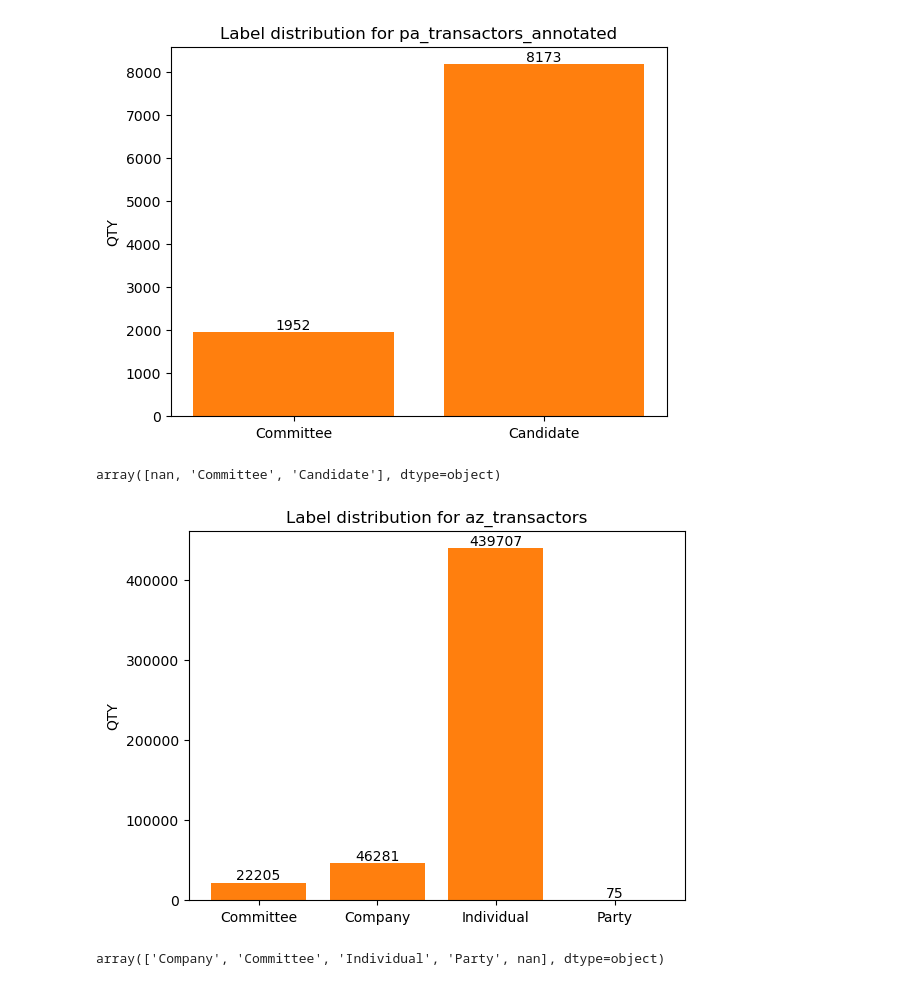
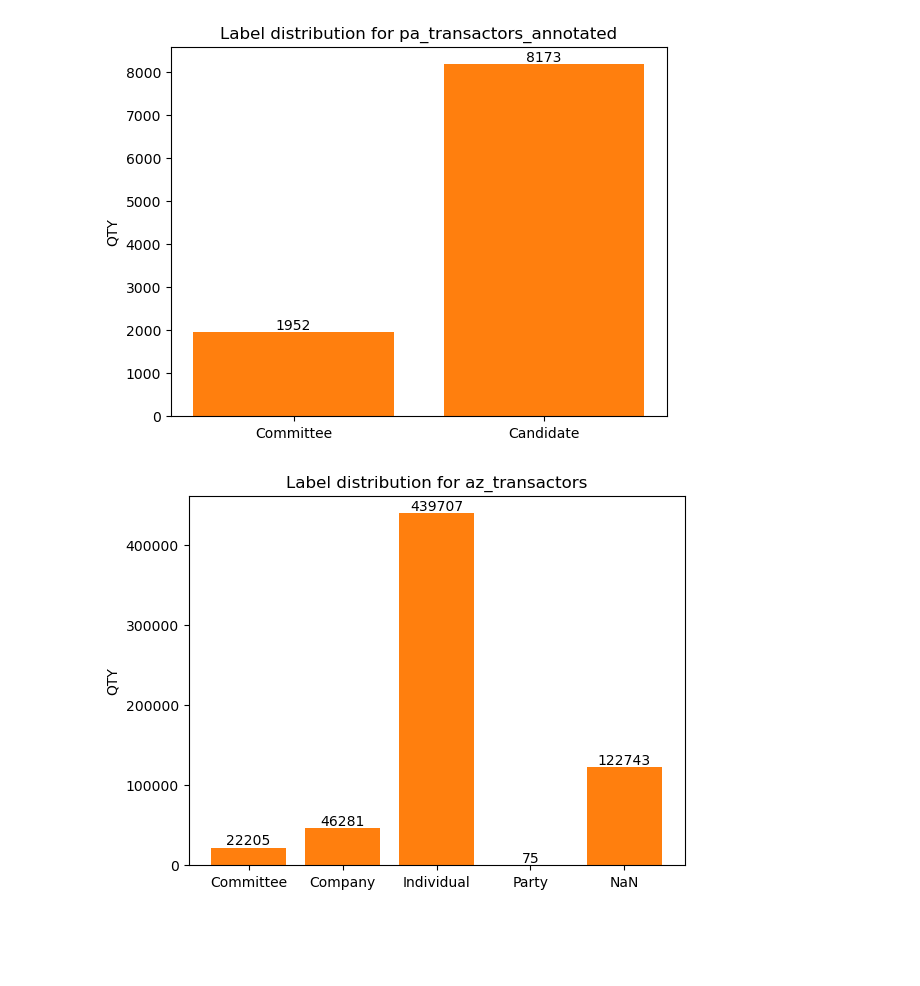
Before and after one commit to satadisha/ner_congressional_records, a Jupyter notebook: test.ipynb, the cells around one changed output. Drawn from its saved outputs; the diff is of its cells as text; code cells hidden in the pictures; blank space fills up the shorter version.

Commit message:
graphs

```diff
--- a/test.ipynb
+++ b/test.ipynb
@@ -478,35 +477,25 @@ ax.set_title('Label distribution for pa_transactors_annotated')
 plt.show()
 # %% [output]
 [figure]
-# %%
-pa_transactors_labels = pa_transcators['transactor_type'].unique()
-pa_transactors_labels
-# %% [output]
-array([nan, 'Committee', 'Candidate'], dtype=object)
 # %%
 
 fig, ax = plt.subplots()
 
-az_transactors_labels =['Committee', 'Company', 'Individual', 'Party']
+az_transactors_labels =['Committee', 'Company', 'Individual', 'Party', 'NaN']
 
-counts = az_transcators.groupby(by='transactor_type').count()['id']
+counts = az_transcators.groupby(by='transactor_type', dropna=False).count()['id']
 ax.bar(az_transactors_labels, counts)
 
 bars = ax.bar(az_transactors_labels, counts)
 ax.bar_label(bars)
 
 ax.set_ylabel('QTY')
 ax.set_title('Label distribution for az_transactors')
 
 
 plt.show()
 # %% [output]
-[figure, old version]
+[figure, new version]
-# %%
-counts = az_transcators.groupby(by='transactor_type').count()['id']
-az_transcators['transactor_type'].unique()
-# %% [output]
-array(['Company', 'Committee', 'Individual', 'Party', nan], dtype=object)
 # %%
 
 fig, ax = plt.subplots()
```
Also changed, not shown: parts of 6 cells of this notebook.
